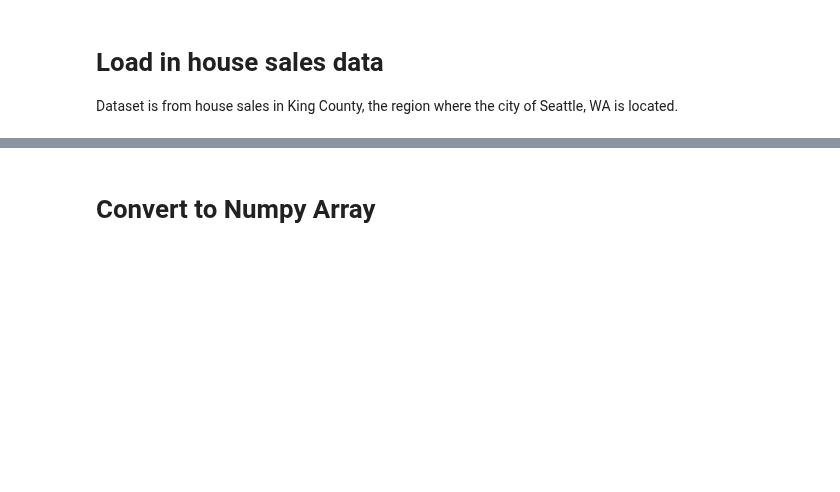
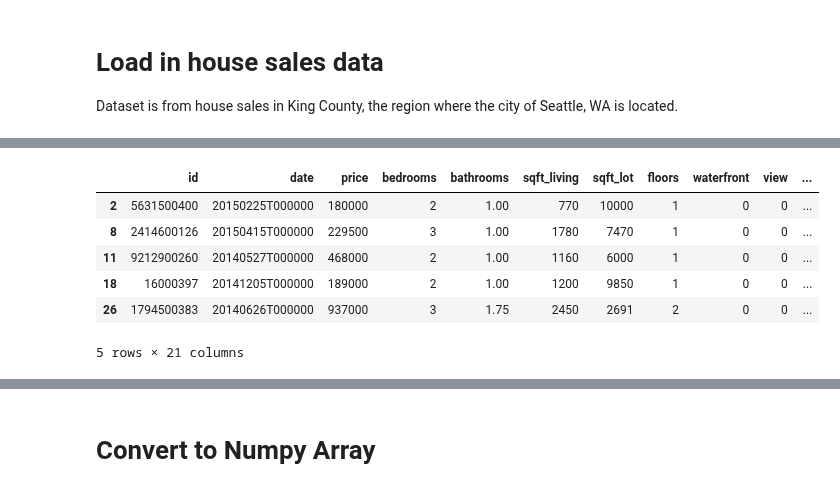
Before and after one commit to benjaminsw/regression, a Jupyter notebook: kc_house/multivariate regression.ipynb, the cells around one changed output, grey strips where cells are left out. Saved outputs shown, nothing was run; the diff lists cells and outputs as text; code cells hidden in the pictures; blank space fills up the shorter version.

```diff
--- a/kc_house/multivariate regression.ipynb
+++ b/kc_house/multivariate regression.ipynb
@@ -45,0 +50,11 @@ If we want to do any "feature engineering" like creating new features or adjusti
+# %%
+#inspect first five elements in the test set
+test.head(5)
+# %% [output]
+|  | id | date | price | bedrooms | bathrooms | sqft_living | sqft_lot | floors | waterfront | view | ... |
+| 2 | 5631500400 | 20150225T000000 | 180000 | 2 | 1.00 | 770 | 10000 | 1 | 0 | 0 | ... |
+| 8 | 2414600126 | 20150415T000000 | 229500 | 3 | 1.00 | 1780 | 7470 | 1 | 0 | 0 | ... |
+| 11 | 9212900260 | 20140527T000000 | 468000 | 2 | 1.00 | 1160 | 6000 | 1 | 0 | 0 | ... |
+| 18 | 16000397 | 20141205T000000 | 189000 | 2 | 1.00 | 1200 | 9850 | 1 | 0 | 0 | ... |
+| 26 | 1794500383 | 20140626T000000 | 937000 | 3 | 1.75 | 2450 | 2691 | 2 | 0 | 0 | ... |
+5 rows × 21 columns
```
Also changed, not shown: parts of 18 cells of this notebook.
